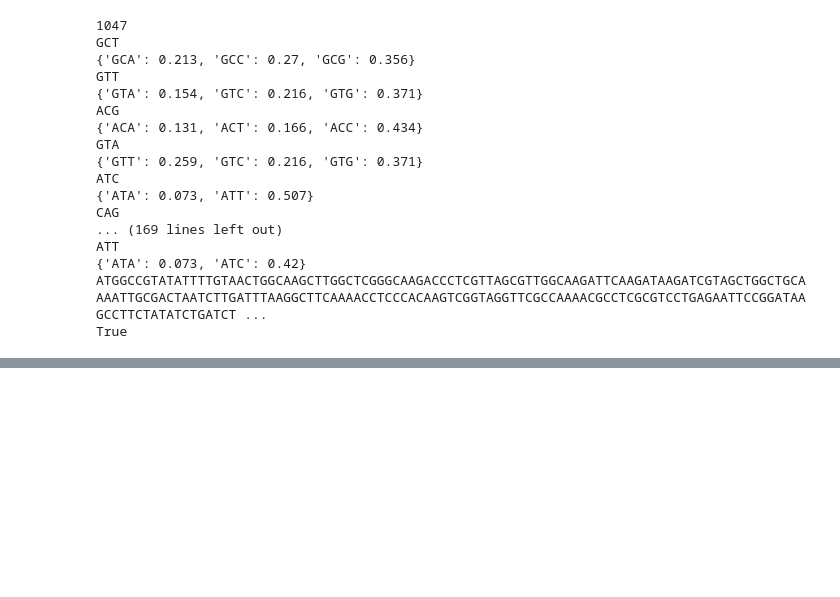
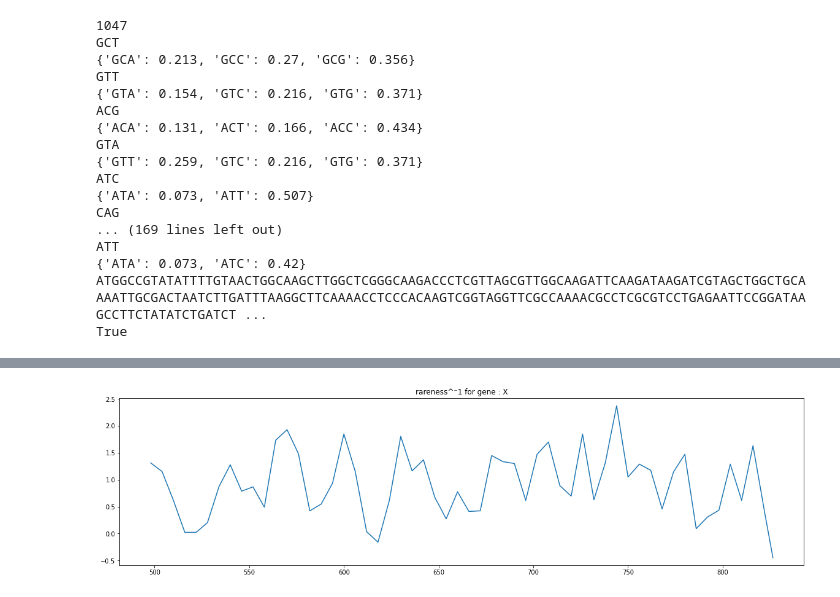
Before and after one commit to faurej/m13, a Jupyter notebook: recnref_m13/stats_m13.ipynb, the cells around one changed output, grey strips where cells are left out. Saved outputs shown, nothing was run; the diff lists cells and outputs as text; code cells hidden in the pictures; blank space fills up the shorter version.

```diff
--- a/recnref_m13/stats_m13.ipynb
+++ b/recnref_m13/stats_m13.ipynb
@@ -1883 +1887,80 @@ ATGGCCGTATATTTTGTAACTGGCAAGCTTGGCTCGGGCAAGACCCTCGTTAGCGTTGGCAAGATTCAAGATAAGATCGT
 True
+# %%
+#after some discussions with sebastien, we came to the conclusion we must check some littles things  before going foward with the initial plan of recoding.
+#1) make a graph of rare codons usage through the m13 genome (gene per gene): first, using the overall m13 genome as reference:
+#il y a comme deux concepts ici: 1,à quel point c'est surprenant avoir un codon qui encode pour un aa quelconque à une position donnée:
+#2, à quel point c'est surprenant avoir cet aa qui est encodé par ce codon.
+nb_of_aa = sum(infos_aa["count"] for infos_aa in codon_table_m13_kevun.values())   #total number of codons encoding aa in m13 genome
+nb_of_codon = len(codon_table_m13_kevun)    #no kan gene contained in this codon table.
+excepted_occ_of_aa = nb_of_aa/nb_of_codon   #mean_value of frequency for all codons.
+
+for codon, info in codon_table_m13_kevun.items():
+    info["ratio"] =  info["count"]/nb_of_aa
+
+# find the mean value of every ratio
+mean_ratio = statistics.mean([info["ratio"] for codon, info in codon_table_m13_kevun.items()])
+sd_ratio = statistics.stdev([info["ratio"] for codon, info in codon_table_m13_kevun.items()])
+
+pos_rarescore = {}
+for coor,cds in locations_in_kevin_m13.items():
+    pos_rarescore[coor] = {}
+    for idx in range(int(len(cds)/3)):
+        codon = cds[idx*3:idx*3+3]
+        #for each position, (ratio-mean(all_ratios))/sd(all_ratios)
+        pos_rarescore[coor][coor[0]+idx*3] = (codon_table_m13_kevun[codon]["ratio"]-mean_ratio)/sd_ratio
+
+score_allpos_allgene = {}
+for coor, genename in coor_genename.items():
+    if genename not in score_allpos_allgene:
+        score_allpos_allgene[genename] = {}
+    for pos, rarescore in pos_rarescore[coor].items():
+        if pos >= coor[0] and pos <= coor[1]:
+            if genename == "II" and pos > 7000:
+                score_allpos_allgene[genename][pos-7927] = rarescore
+            else:
+                score_allpos_allgene[genename][pos] = rarescore
+
+codon_bin_len=3
+step_len=2
+for genename, pos_score in score_allpos_allgene.items():
+    if genename != "II":
+        plt.rcParams["figure.figsize"] = (20,5)
+        lists = sorted(pos_score.items()) # sorted by key, return a list of tuples
+        x, y = zip(*lists) # unpack a list of pairs into two tuples
+        xaxis = []
+        yaxis = []
+        print(x)
+        print(y)
+        for pos in range(0,len(x),step_len):
+            if len(x) > pos+codon_bin_len:
+                print(x[pos])
+                print(x[pos+codon_bin_len-1])
+                xaxis.append((x[pos]+x[pos+codon_bin_len-1])/2)
+                print(y[pos:(pos+codon_bin_len)])
+                yaxis.append(statistics.mean(y[pos:(pos+codon_bin_len)]))
+            else:
+                print("DERNIER!!!!!")
+                print((x[pos]+x[-1])/2)
+                print(y[pos:len(y)])
+                xaxis.append((x[pos]+x[-1])/2)
+                yaxis.append(statistics.mean(y[pos:len(y)]))
+                #to graphically see a last point, add the last element of the list with the same value of the bin before.
+                #however, this bin doesnt make biological sense.
+                if (x[pos]+x[-1])/2 != xaxis[-1]:
+                    print("gagagougou")
+                    xaxis.append(xaxis[-1])
+                    yaxis.append(yaxis[-1])
+                break
+        print(xaxis)
+        print(yaxis)
+        plt.title("rareness^⁻1 for gene : "+str(genename))
+        plt.plot(xaxis, yaxis)
+        plt.show()
+    # else:
+    #     plt.rcParams["figure.figsize"] = (20,5)
+    #     lists = sorted(pos_score.items()) # sorted by key, return a list of tuples
+    #     x, y = zip(*lists) # unpack a list of pairs into two tuples
+    #     plt.title("rareness^⁻1 for gene : "+str(genename))
+    #     plt.plot(x, y)
+    #     plt.show()
+# %% [output]
@@ -1883,0 +1984 @@ True
+[figure, added]
```
Also changed, not shown: parts of 11 cells of this notebook.
